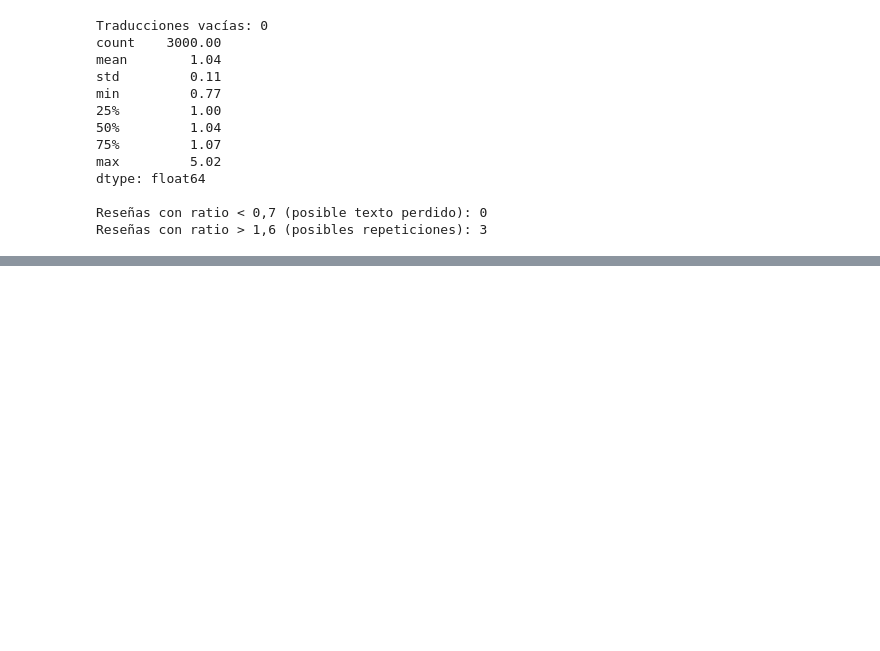
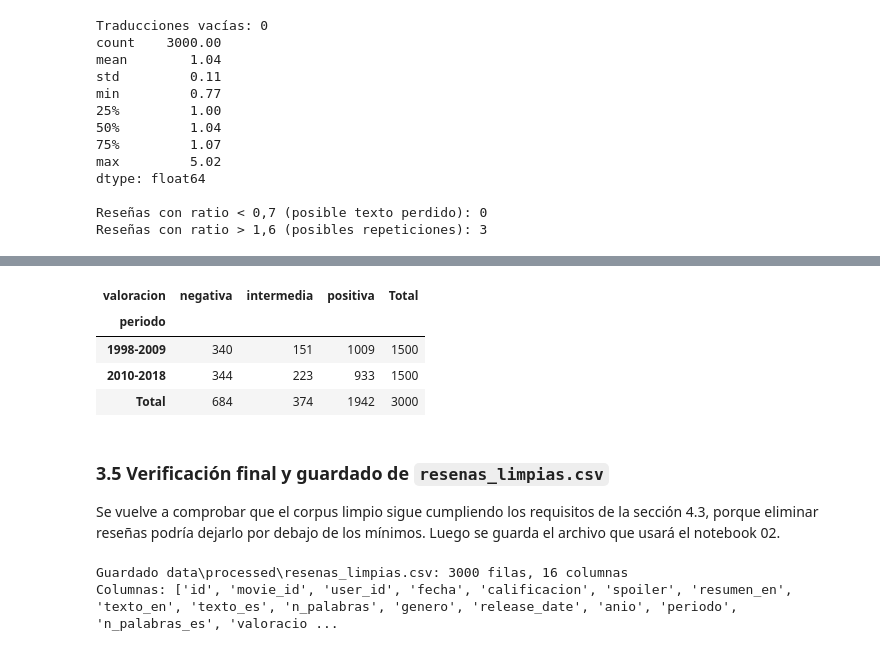
Before and after one commit to AlejandroQL23/recennas-cine, a Jupyter notebook: res_pel/notebooks/01_carga_traduccion_limpieza.ipynb, the cells around one changed output, grey strips where cells are left out. Saved outputs shown, nothing was run; the diff lists cells and outputs as text; code cells hidden in the pictures; blank space fills up the shorter version.

```diff
--- a/res_pel/notebooks/01_carga_traduccion_limpieza.ipynb
+++ b/res_pel/notebooks/01_carga_traduccion_limpieza.ipynb
@@ -238,0 +392,29 @@ Reseñas con ratio > 1,6 (posibles repeticiones): 3
+# %%
+pd.crosstab(resenas_limpias["periodo"], resenas_limpias["valoracion"], margins=True, margins_name="Total")
+# %% [output]
+| valoracion | negativa | intermedia | positiva | Total |
+| periodo |  |  |  |  |
+| 1998-2009 | 340 | 151 | 1009 | 1500 |
+| 2010-2018 | 344 | 223 | 933 | 1500 |
+| Total | 684 | 374 | 1942 | 3000 |
+# %% [markdown]
+### 3.5 Verificación final y guardado de `resenas_limpias.csv`
+
+Se vuelve a comprobar que el corpus limpio sigue cumpliendo los requisitos de la sección 4.3, porque eliminar reseñas podría dejarlo por debajo de los mínimos. Luego se guarda el archivo que usará el notebook 02.
+# %%
+por_genero = resenas_limpias["genero"].value_counts()
+por_periodo = resenas_limpias["periodo"].value_counts()
+
+assert len(resenas_limpias) >= 3000, "El corpus limpio quedó por debajo de 3.000 reseñas"
+assert len(por_genero) >= 5 and por_genero.min() >= 400, "Algún género quedó con menos de 400 reseñas"
+assert len(por_periodo) >= 2 and por_periodo.min() >= 1000, "Algún periodo quedó con menos de 1.000 reseñas"
+assert resenas_limpias["texto_es"].str.len().gt(0).all(), "Quedaron textos vacíos"
+assert resenas_limpias["valoracion"].notna().all(), "Hay calificaciones fuera del rango 1-10"
+
+resenas_limpias.to_csv(RUTA_LIMPIAS, index=False, encoding="utf-8")
+print(f"Guardado {RUTA_LIMPIAS.relative_to(RAIZ)}: {resenas_limpias.shape[0]} filas, "
+      f"{resenas_limpias.shape[1]} columnas")
+print("Columnas:", list(resenas_limpias.columns))
+# %% [output]
+Guardado data\processed\resenas_limpias.csv: 3000 filas, 16 columnas
+Columnas: ['id', 'movie_id', 'user_id', 'fecha', 'calificacion', 'spoiler', 'resumen_en', 'texto_en', 'texto_es', 'n_palabras', 'genero', 'release_date', 'anio', 'periodo', 'n_palabras_es', 'valoracio ...
```
Also changed, not shown: parts of 11 cells of this notebook, 2 other files.
